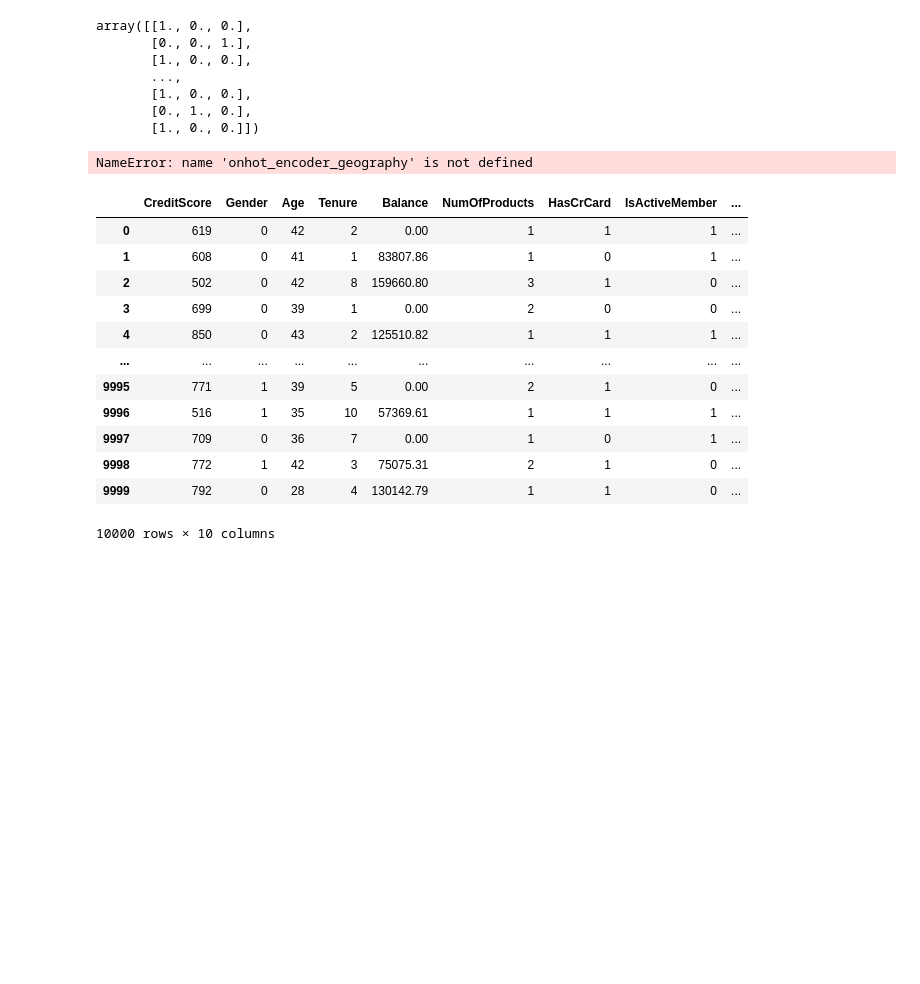
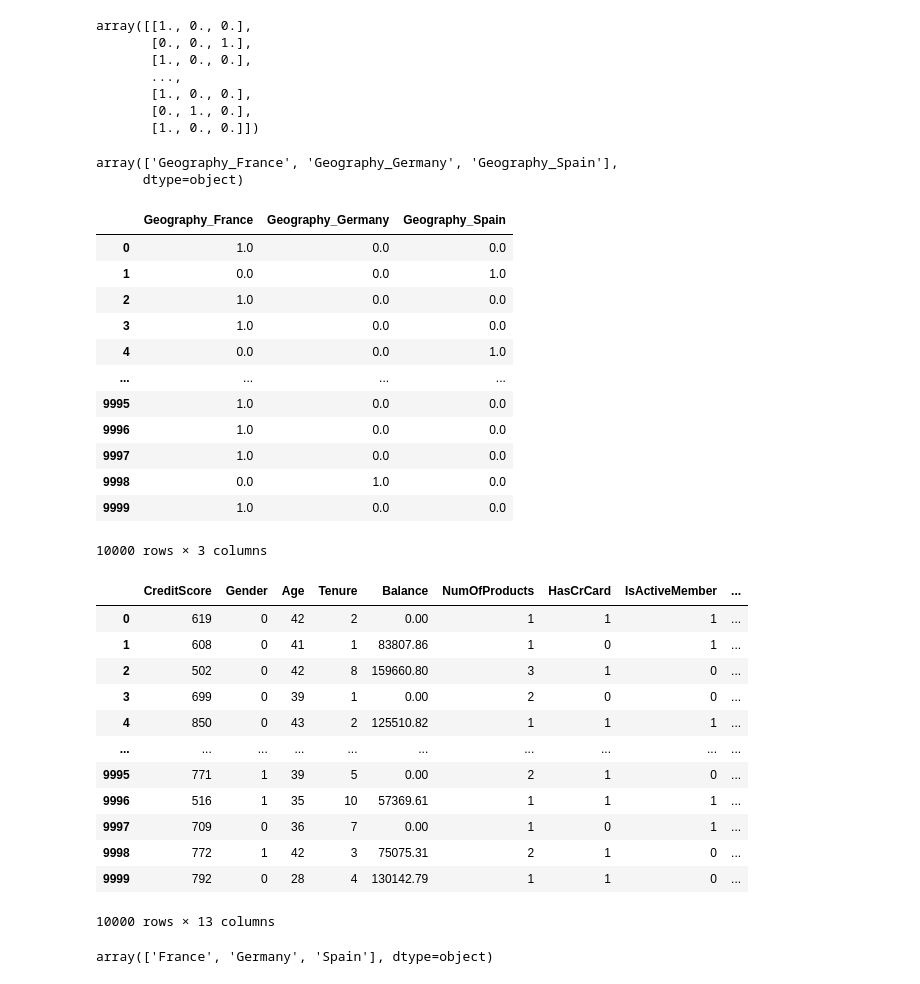
Before and after one commit to komeramanaswini256-cpu/churn_analysis, a Jupyter notebook: experiments.ipynb, the cells around one changed output. Cells and saved outputs as stored; diff of their text form; code cells hidden in the pictures; blank space fills up the shorter version.

```diff
--- a/experiments.ipynb
+++ b/experiments.ipynb
@@ -85,11 +85,29 @@ array([[1., 0., 0.],
        [0., 1., 0.],
        [1., 0., 0.]])
 # %%
-onhot_encoder_geography.get_feature_names_out(['Geography'])
+onehot_encoder_geo.get_feature_names_out(['Geography'])
 # %% [output]
-NameError: name 'onhot_encoder_geography' is not defined
+array(['Geography_France', 'Geography_Germany', 'Geography_Spain'],
+      dtype=object)
+# %%
+geo_encoder_df = pd.DataFrame(geo_encoder, columns=onehot_encoder_geo.get_feature_names_out(['Geography']))
+geo_encoder_df
+# %% [output]
+|  | Geography_France | Geography_Germany | Geography_Spain |
+| 0 | 1.0 | 0.0 | 0.0 |
+| 1 | 0.0 | 0.0 | 1.0 |
+| 2 | 1.0 | 0.0 | 0.0 |
+| 3 | 1.0 | 0.0 | 0.0 |
+| 4 | 0.0 | 0.0 | 1.0 |
+| ... | ... | ... | ... |
+| 9995 | 1.0 | 0.0 | 0.0 |
+| 9996 | 1.0 | 0.0 | 0.0 |
+| 9997 | 1.0 | 0.0 | 0.0 |
+| 9998 | 0.0 | 1.0 | 0.0 |
+| 9999 | 1.0 | 0.0 | 0.0 |
+10000 rows × 3 columns
 # %%
-data=pd.concat([data. drop(['Geography'], axis=1)], axis=1)
+data=pd.concat([data.drop(['Geography'], axis=1),geo_encoder_df], axis=1)
 data
 # %% [output]
 |  | CreditScore | Gender | Age | Tenure | Balance | NumOfProducts | HasCrCard | IsActiveMember | ... |
@@ -104,4 +122,4 @@ data
 | 9997 | 709 | 0 | 36 | 7 | 0.00 | 1 | 0 | 1 | ... |
 | 9998 | 772 | 1 | 42 | 3 | 75075.31 | 2 | 1 | 0 | ... |
 | 9999 | 792 | 0 | 28 | 4 | 130142.79 | 1 | 1 | 0 | ... |
-10000 rows × 10 columns
+10000 rows × 13 columns
@@ -107,0 +132,4 @@ data
+# %%
+onehot_encoder_geo.categories_[0]
+# %% [output]
+array(['France', 'Germany', 'Spain'], dtype=object)
```
Also changed, not shown: parts of 16 cells of this notebook, 2 other files.
